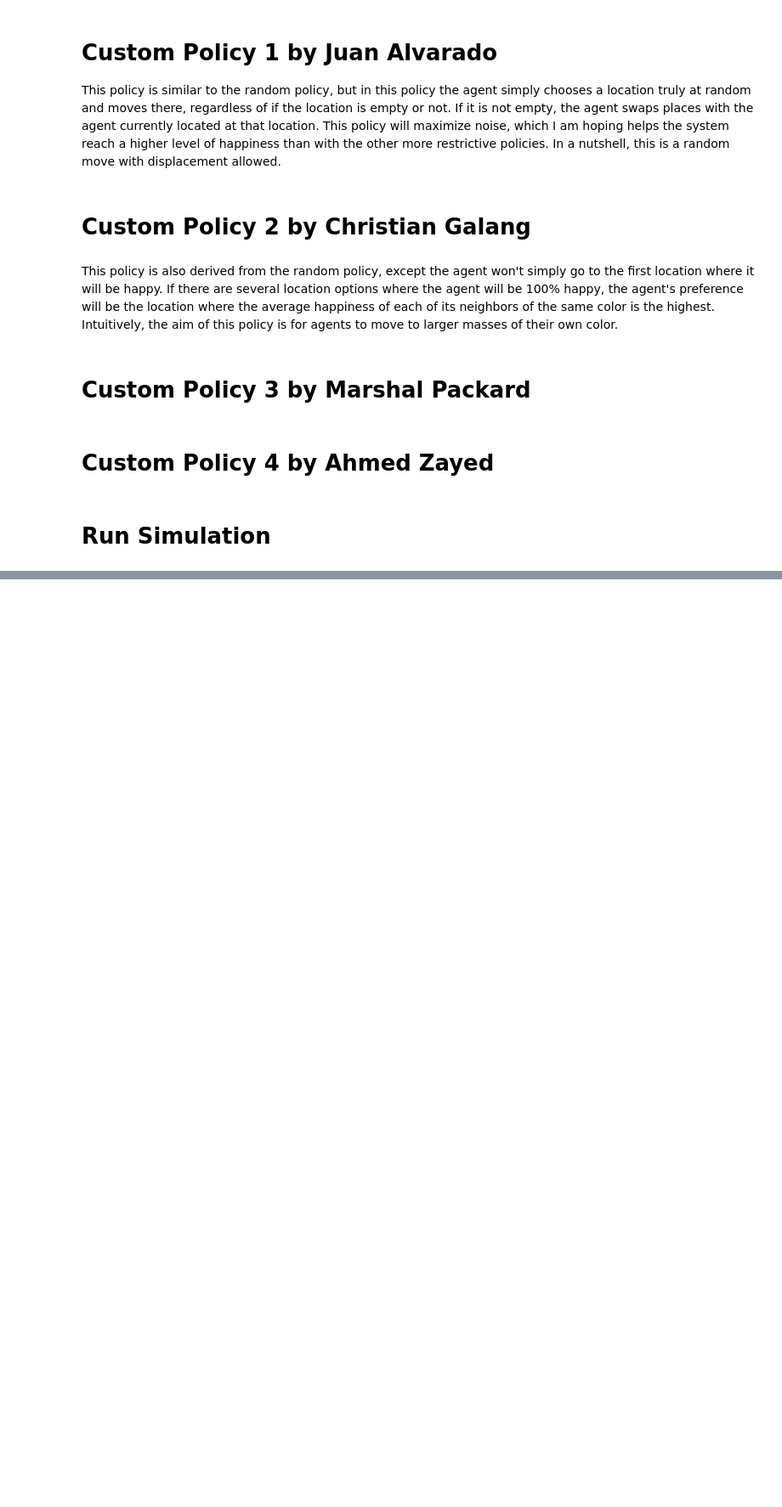
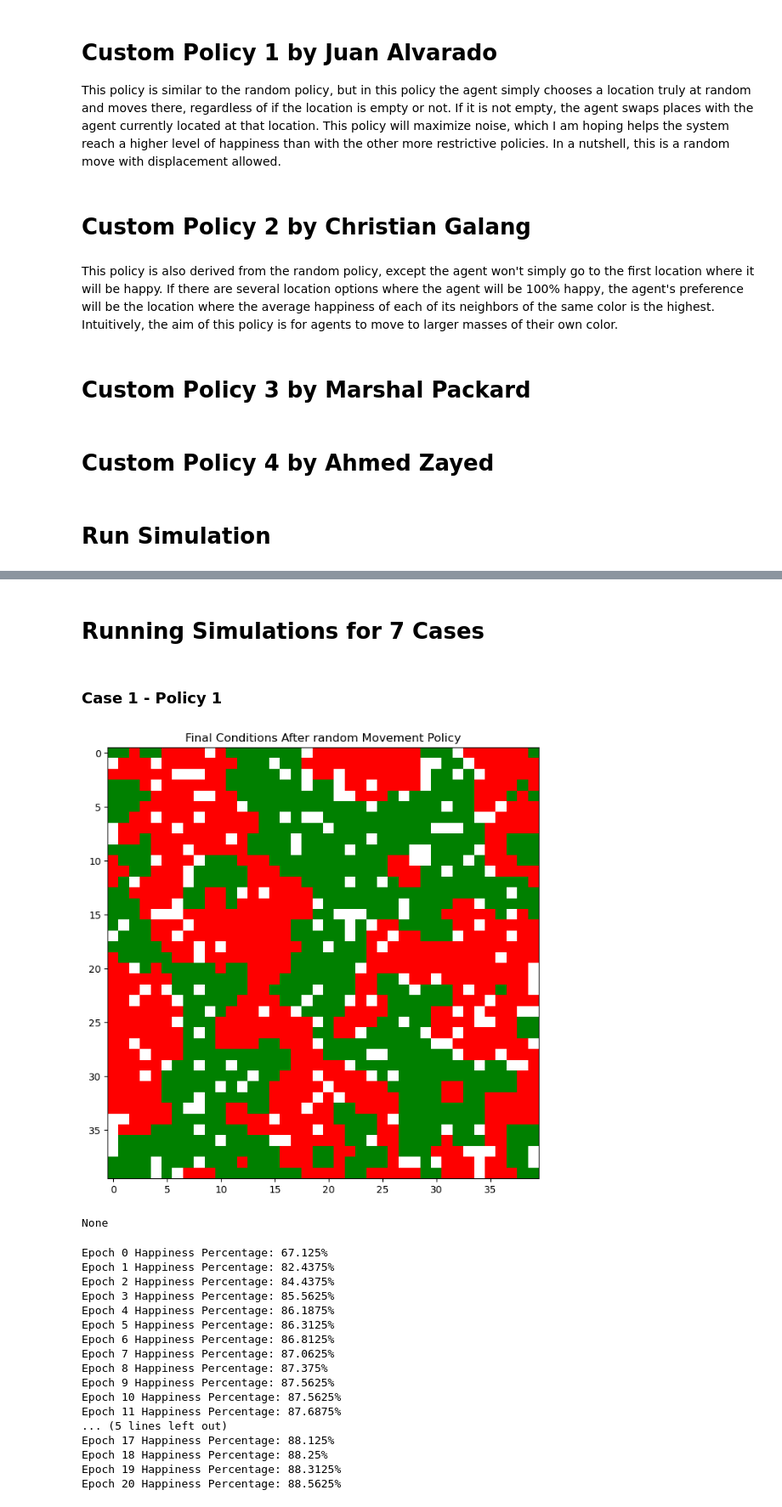
Before and after one commit to alvaraji/complexSystems, a Jupyter notebook: Homework 2/Homework2.ipynb, the cells around one changed output, grey strips where cells are left out. Shown at 85% size. Cells and saved outputs as stored; diff of their text form; code cells hidden in the pictures; blank space fills up the shorter version.

```diff
--- a/Homework 2/Homework2.ipynb
+++ b/Homework 2/Homework2.ipynb
@@ -178,7 +184,7 @@ def collect_empty_spaces(matrix):
 # %%
 # Function for Policy 1 - Random Move
 
-def random_move(df, empty_list, moving_agent):
+def random_move(df, empty_list, moving_agent, friend_list):
   # Get the agent's color
   agent_color =  df[moving_agent[0]][moving_agent[1]]
 
@@ -333,7 +339,7 @@ def friend_move(df, friend_list, moving_agent, empty_coords):
 
   # If there are no possible moves, use random move to decide where to go
   if (len(possible_moves) == 0):
-    return random_move(df, empty_coords, moving_agent)
+    return random_move(df, empty_coords, moving_agent, friend_list)
 
   # Else, pick a random possible move, with preference for ones that make the agent happy
 
@@ -560,0 +552,37 @@ Epoch 20 Happiness Percentage: 89.5%
+# %% [markdown]
+# Running Simulations for 7 Cases
+# %% [markdown]
+### Case 1 - Policy 1
+# %%
+%matplotlib inline
+
+relocPolicy = "random"
+q = 100
+happiness_logs = []
+for s in range(20):
+  matrix, df = create_environment()
+  happiness = run_simulation(df, relocPolicy)
+  happiness_logs.append(happiness)
+happiness_logs_arr = np.array(happiness_logs)
+policy1_happiness_avgs = np.mean(happiness_logs_arr, axis=0)
+policy1_happiness_err = np.vstack((policy1_happiness_avgs - np.min(happiness_logs_arr, axis=0), np.max(happiness_logs_arr, axis=0) - policy1_happiness_avgs))
+# %% [output]
+[figure, added]
+None
+Epoch 0 Happiness Percentage: 67.125%
+Epoch 1 Happiness Percentage: 82.4375%
+Epoch 2 Happiness Percentage: 84.4375%
+Epoch 3 Happiness Percentage: 85.5625%
+Epoch 4 Happiness Percentage: 86.1875%
+Epoch 5 Happiness Percentage: 86.3125%
+Epoch 6 Happiness Percentage: 86.8125%
+Epoch 7 Happiness Percentage: 87.0625%
+Epoch 8 Happiness Percentage: 87.375%
+Epoch 9 Happiness Percentage: 87.5625%
+Epoch 10 Happiness Percentage: 87.5625%
+Epoch 11 Happiness Percentage: 87.6875%
+... (5 lines left out)
+Epoch 17 Happiness Percentage: 88.125%
+Epoch 18 Happiness Percentage: 88.25%
+Epoch 19 Happiness Percentage: 88.3125%
+Epoch 20 Happiness Percentage: 88.5625%
```
Also changed, not shown: parts of 21 cells of this notebook.
